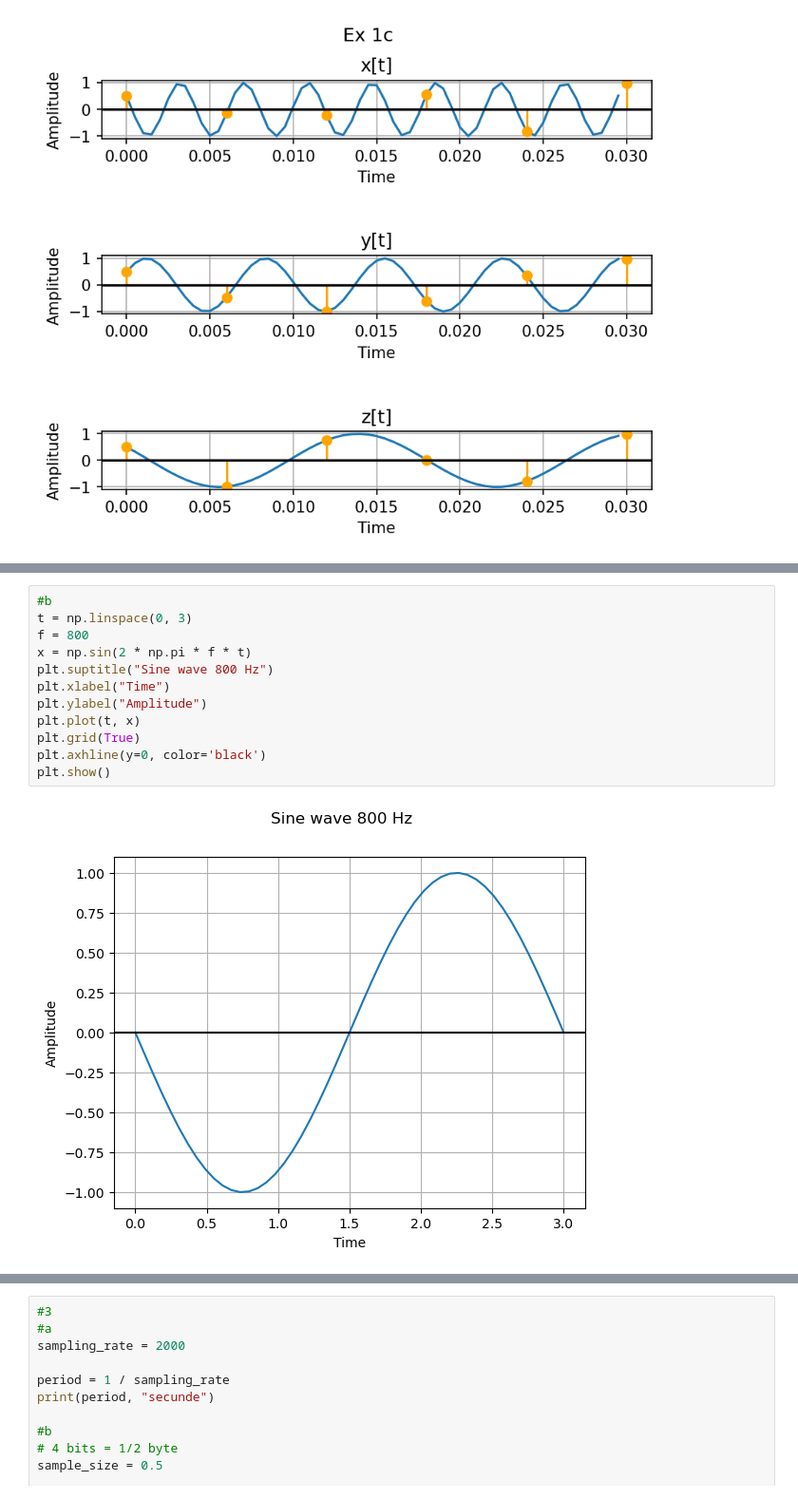
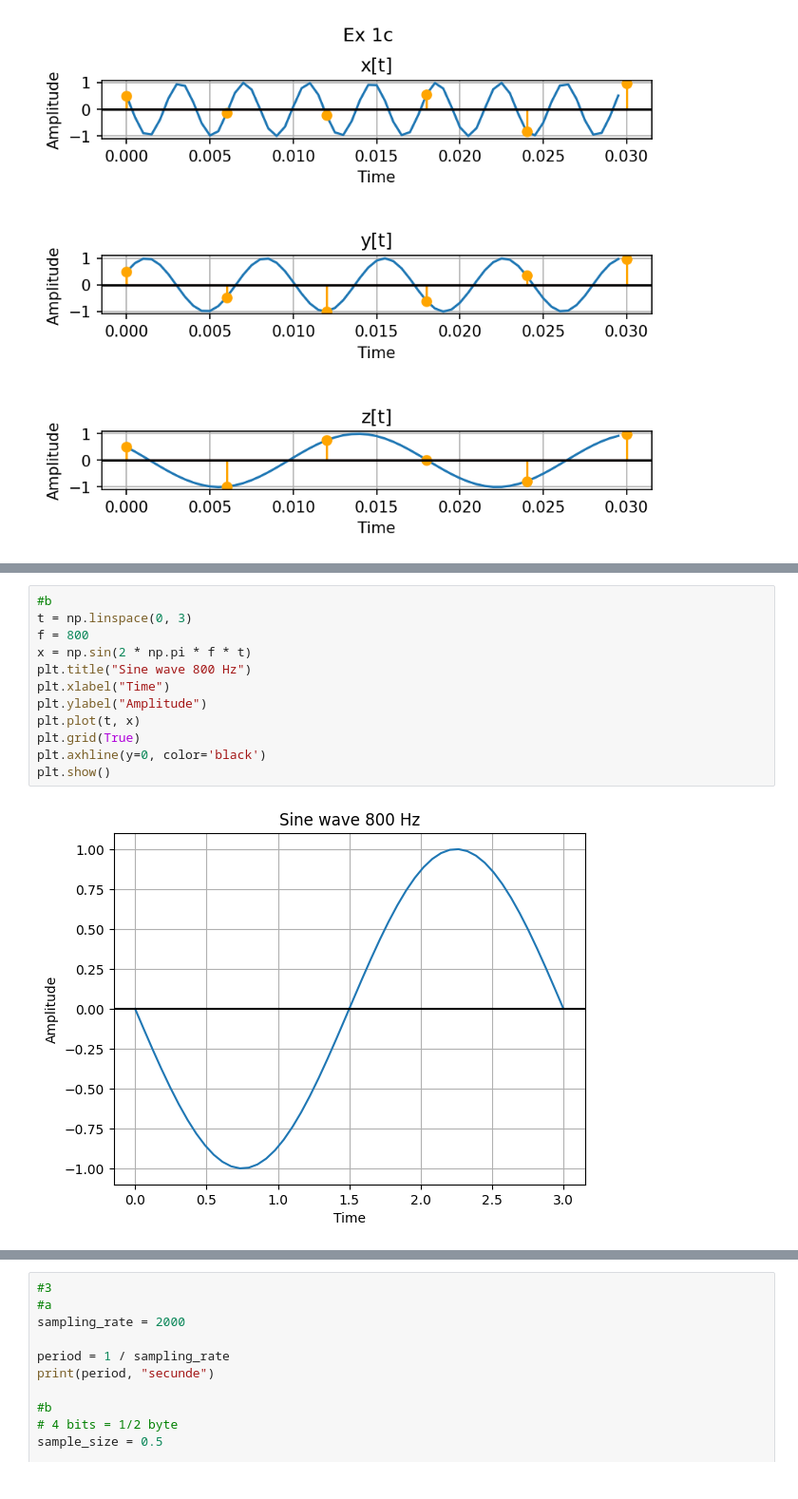
Before and after one commit to lucaion/ProcesareaSemnalelor, a Jupyter notebook: Laborator 1/Lab1 - rezolvari.ipynb, the cells around one changed output, grey strips where cells are left out. Shown at 95% size. Cells and saved outputs as stored; diff of their text form.

```diff
--- a/Laborator 1/Lab1 - rezolvari.ipynb
+++ b/Laborator 1/Lab1 - rezolvari.ipynb
@@ -97,17 +95,17 @@ plt.show()
 # %%
 #b
 t = np.linspace(0, 3)
 f = 800
 x = np.sin(2 * np.pi * f * t)
-plt.suptitle("Sine wave 800 Hz")
+plt.title("Sine wave 800 Hz")
 plt.xlabel("Time")
 plt.ylabel("Amplitude")
 plt.plot(t, x)
 plt.grid(True)
 plt.axhline(y=0, color='black')
 plt.show()
 # %% [output]
-[figure, old version]
+[figure, new version]
 # %%
 #c
 t = np.linspace(0, 5, 5 * 240)
```
Also changed, not shown: parts of 6 cells of this notebook, 1 other file.
